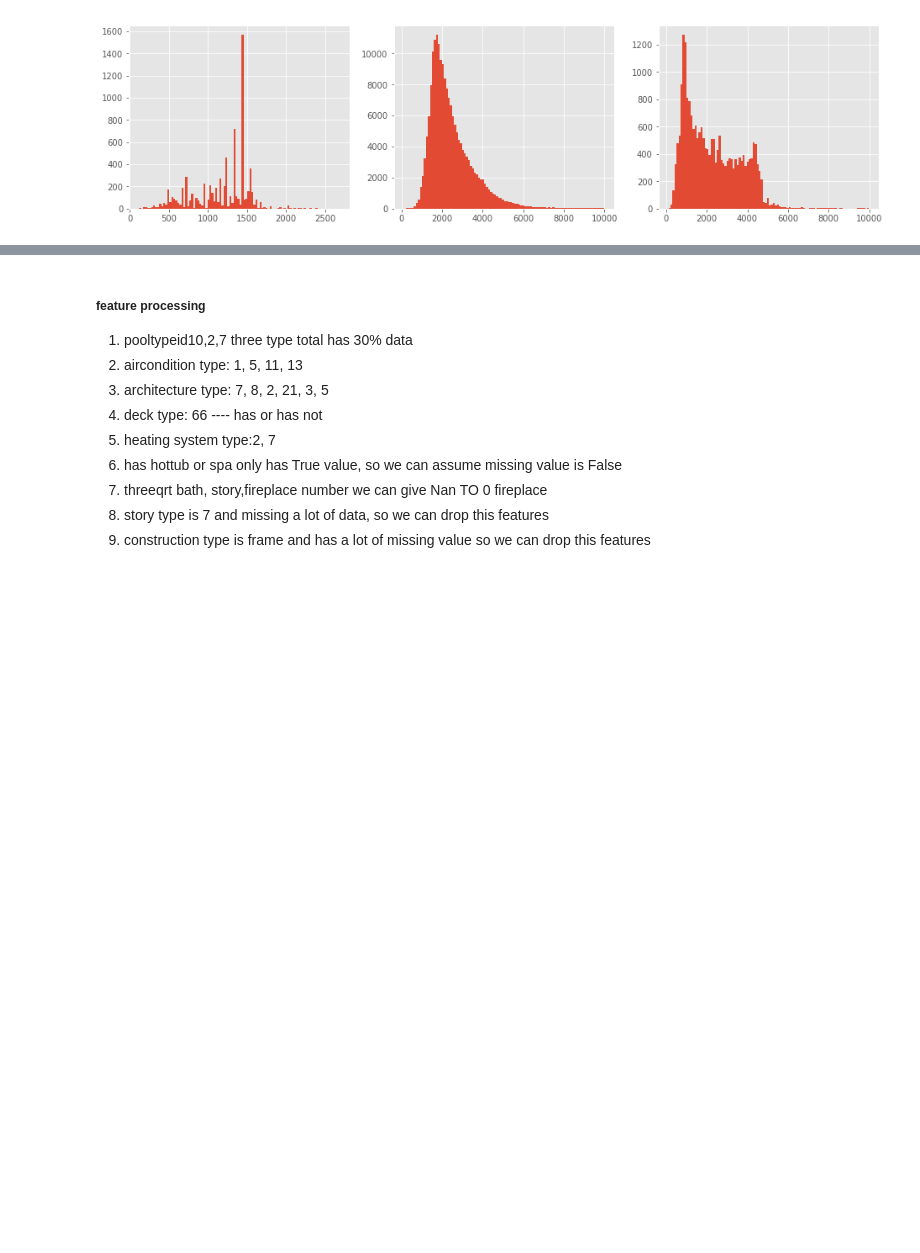
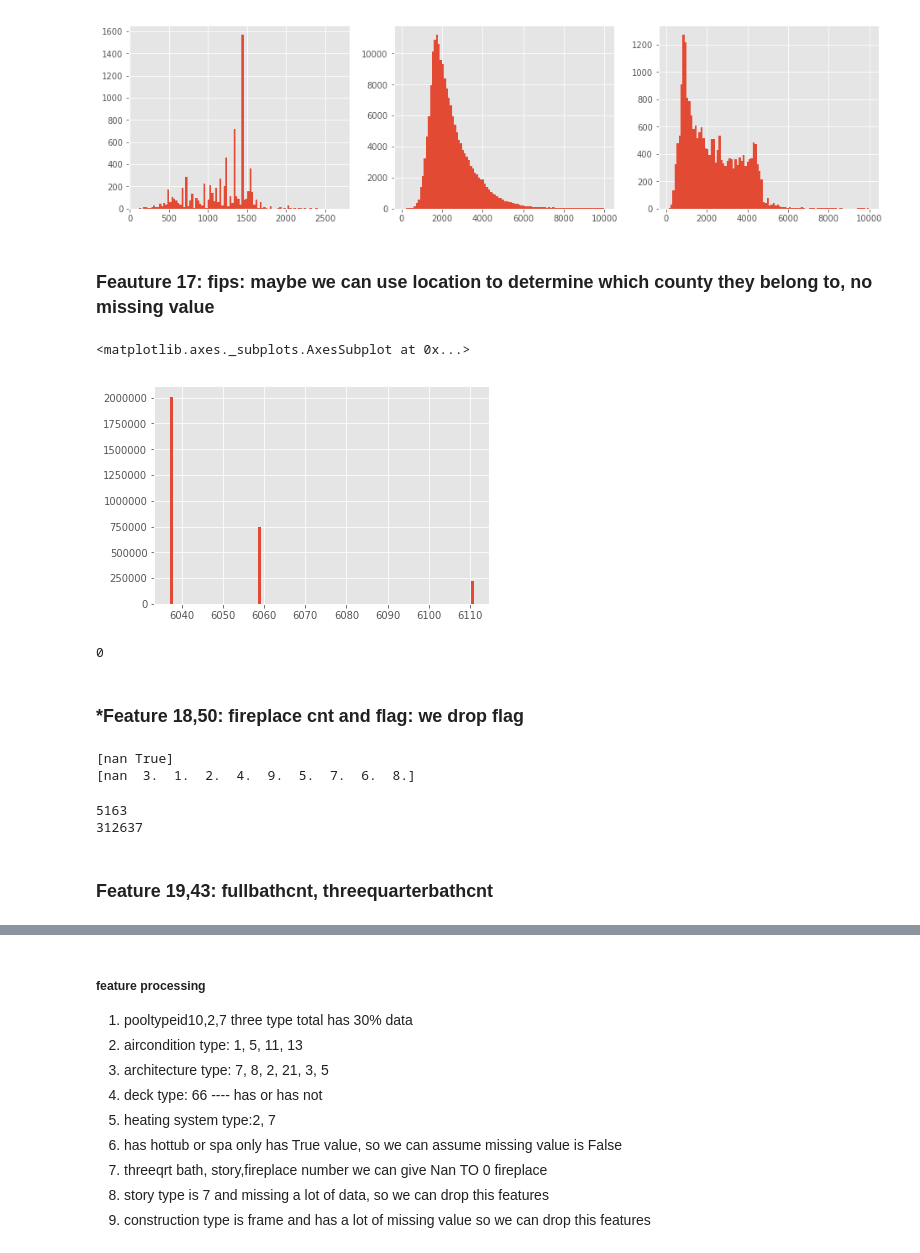
Before and after one commit to ymkim268/inf552-ss18-proj, a Jupyter notebook: Missing data preprocessing.ipynb, the cells around one changed output, grey strips where cells are left out. Saved outputs shown, nothing was run; the diff lists cells and outputs as text; code cells hidden in the pictures; blank space fills up the shorter version.

```diff
--- a/Missing data preprocessing.ipynb
+++ b/Missing data preprocessing.ipynb
@@ -212,7 +302,5 @@ dtype: float64
 # %%
 from sklearn.preprocessing import Imputer
-imp = Imputer(missing_values='NaN', strategy='mean', axis=0)
+imp = Imputer(missing_values='NaN', strategy='most_frequent', axis=0)
 X_new = imp.fit_transform(properties_2016_new['calculatedfinishedsquarefeet'].values.reshape(-1,1))
 properties_2016_new['calculatedfinishedsquarefeet'] = X_new
-X_new = imp.fit_transform(properties_2016_new['calculatedfinishedsquarefeet'].values.reshape(-1,1))
-properties_2016_new['calculatedfinishedsquarefeet'] = X_new
@@ -228,3 +314,34 @@ p2[p2<10000].hist(bins = 100, ax = axes[2])
 # %% [output]
 <matplotlib.axes._subplots.AxesSubplot at 0x...>
 [figure]
+# %%
+properties_2016_new = properties_2016_new.drop('finishedsquarefeet13', axis = 1)
+properties_2016_new = properties_2016_new.drop('finishedsquarefeet15', axis = 1)
+properties_2016_new = properties_2016_new.drop('finishedsquarefeet6', axis = 1)
+# %% [markdown]
+### Feauture 17: fips: maybe we can use location to determine which county they belong to, no missing value
+# %%
+properties_2016_new['fips'].hist(bins = 100)
+# %% [output]
+<matplotlib.axes._subplots.AxesSubplot at 0x...>
+[figure, added]
+# %%
+print(properties_2016_new['fips'].shape[0] - properties_2016_new['fips'][properties_2016_new['fips'].notna()].shape[0])
+# %% [output]
+0
+# %% [markdown]
+### *Feature 18,50: fireplace cnt and flag: we drop flag
+# %%
+p1 = properties_2016_new['fireplaceflag']
+p2 = properties_2016_new['fireplacecnt']
+print(p1.unique())
+print(p2.unique())
+# %% [output]
+[nan True]
+[nan  3.  1.  2.  4.  9.  5.  7.  6.  8.]
+# %%
+print(p1[p1.notna()].shape[0])
+print(p2[p2.notna()].shape[0])
+# %% [output]
+5163
+312637
@@ -230,0 +350,2 @@ p2[p2<10000].hist(bins = 100, ax = axes[2])
+# %% [markdown]
+### Feature 19,43: fullbathcnt, threequarterbathcnt
```
Also changed, not shown: parts of 87 cells of this notebook.
